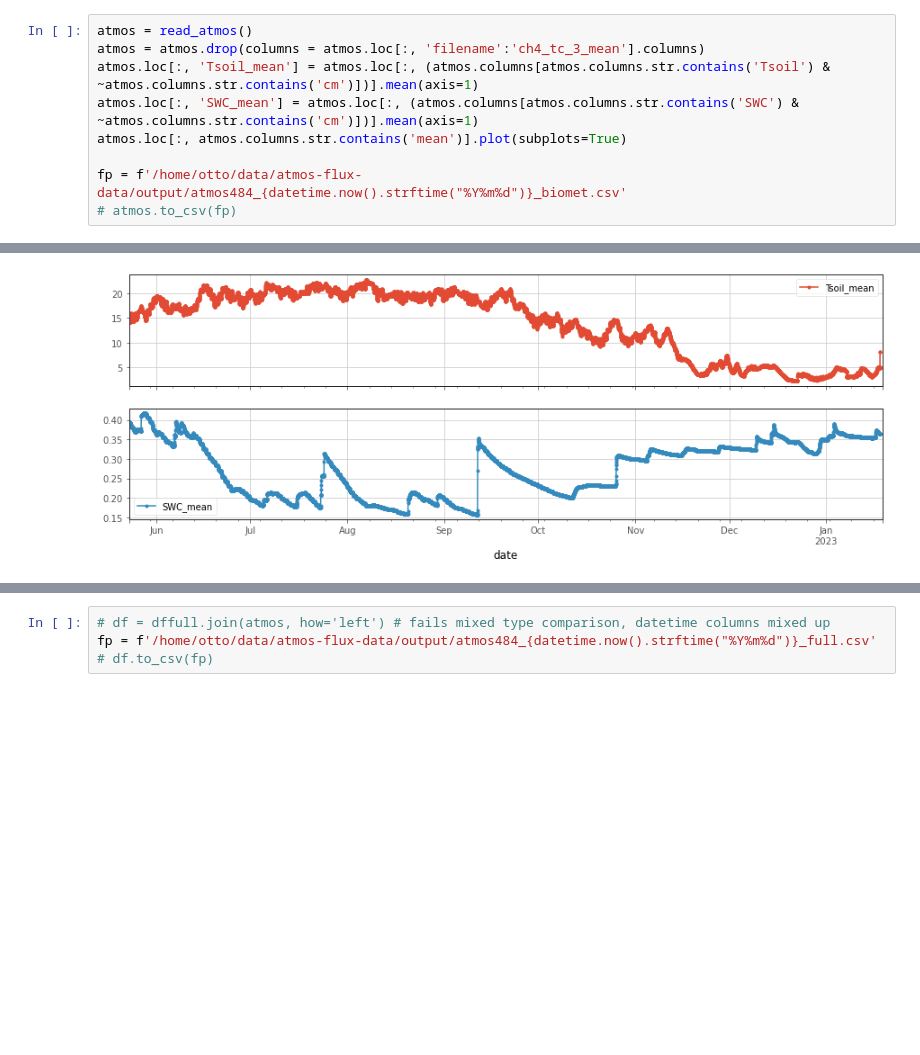
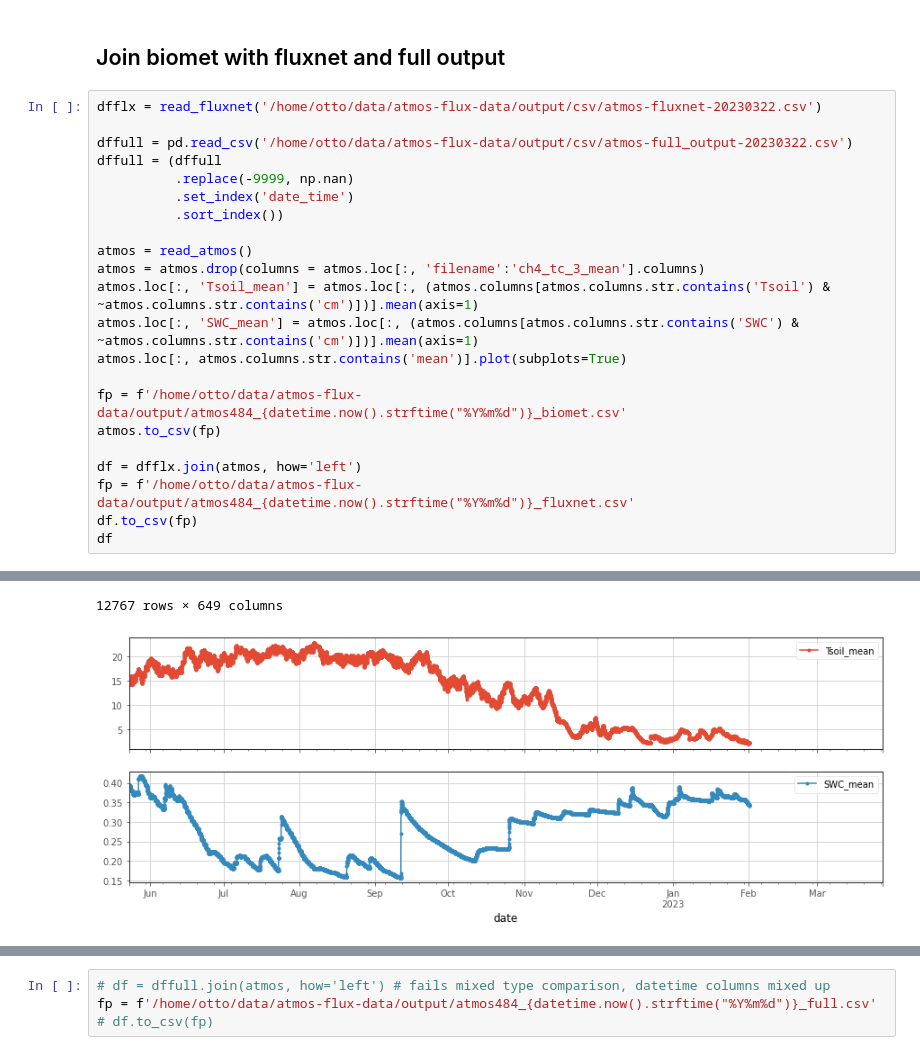
Before and after one commit to ottobriner/atmos-flux-data, a Jupyter notebook: 0.compile_EddyPro_output.ipynb, the cells around one changed output, grey strips where cells are left out. Cells and saved outputs as stored; diff of their text form; blank space fills up the shorter version.

Commit message:
updated EP time series

```diff
--- a/0.compile_EddyPro_output.ipynb
+++ b/0.compile_EddyPro_output.ipynb
@@ -265,4 +260,14 @@ dffull
+# %% [markdown]
+## Join biomet with fluxnet and full output
 # %%
+dfflx = read_fluxnet('/home/otto/data/atmos-flux-data/output/csv/atmos-fluxnet-20230322.csv')
+
+dffull = pd.read_csv('/home/otto/data/atmos-flux-data/output/csv/atmos-full_output-20230322.csv')
+dffull = (dffull
+          .replace(-9999, np.nan)
+          .set_index('date_time')
+          .sort_index())
+
 atmos = read_atmos()
 atmos = atmos.drop(columns = atmos.loc[:, 'filename':'ch4_tc_3_mean'].columns)
 atmos.loc[:, 'Tsoil_mean'] = atmos.loc[:, (atmos.columns[atmos.columns.str.contains('Tsoil') & ~atmos.columns.str.contains('cm')])].mean(axis=1)
@@ -270,5 +275,10 @@ atmos.loc[:, 'SWC_mean'] = atmos.loc[:, (atmos.columns[atmos.columns.str.contain
 atmos.loc[:, atmos.columns.str.contains('mean')].plot(subplots=True)
 
 fp = f'/home/otto/data/atmos-flux-data/output/atmos484_{datetime.now().strftime("%Y%m%d")}_biomet.csv'
-# atmos.to_csv(fp)
+atmos.to_csv(fp)
+
+df = dfflx.join(atmos, how='left')
+fp = f'/home/otto/data/atmos-flux-data/output/atmos484_{datetime.now().strftime("%Y%m%d")}_fluxnet.csv'
+df.to_csv(fp)
+df
 # %% [output]
@@ -275 +298,2 @@ fp = f'/home/otto/data/atmos-flux-data/output/atmos484_{datetime.now().strftime(
+12767 rows × 649 columns
-[figure, old version]
+[figure, new version]
```
Also changed, not shown: parts of 22 cells of this notebook.
